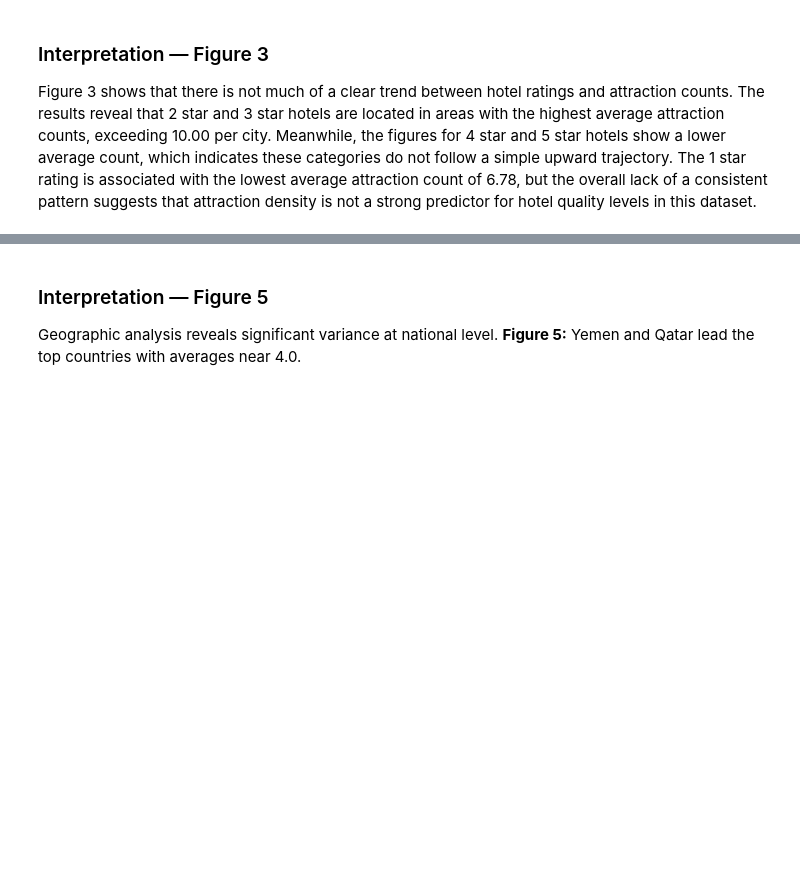
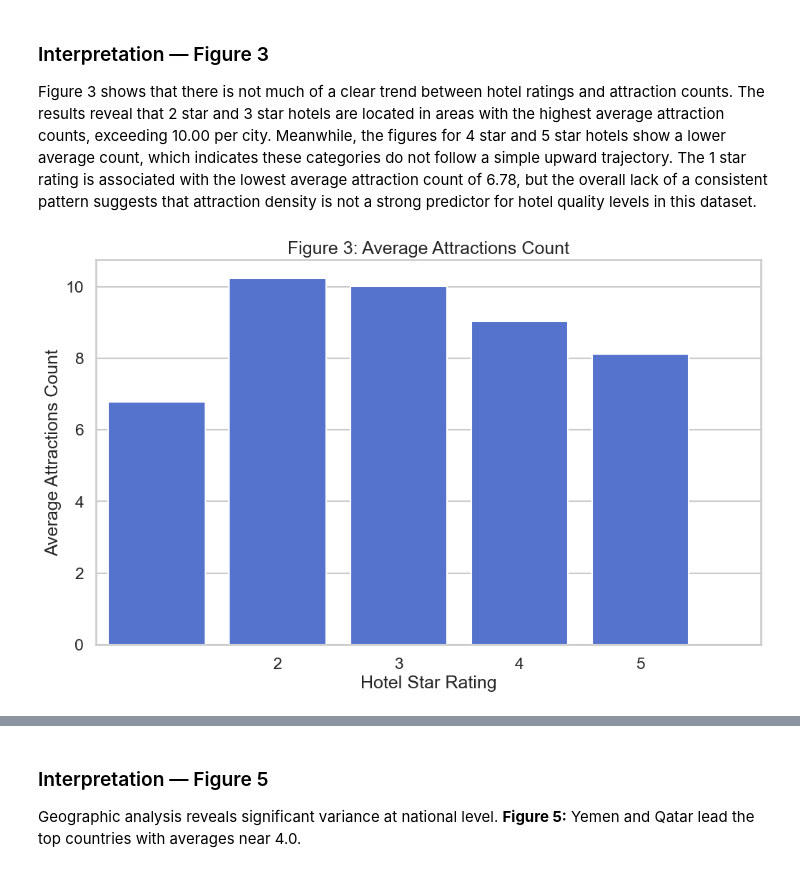
Before and after one commit to daniahsn/hotel-data-analysis, a Jupyter notebook: notebooks/annotated_notebook_local.ipynb, the cells around one changed output, grey strips where cells are left out. Cells and saved outputs as stored; diff of their text form; code cells hidden in the pictures; blank space fills up the shorter version.

```diff
--- a/notebooks/annotated_notebook_local.ipynb
+++ b/notebooks/annotated_notebook_local.ipynb
@@ -534,13 +539,15 @@ Figure 3 shows that there is not much of a clear trend between hotel ratings and
 # %%
 # Figure 3
 plt.figure()
-sns.barplot(data=df, x='hotel_star_rating', y='attractions_count', estimator=np.mean, errorbar=None, color='green')
+sns.barplot(data=df, x='hotel_star_rating', y='attractions_count', estimator=np.mean, errorbar=None, color='royalblue')
 plt.title('Figure 3: Average Attractions Count')
 plt.ticklabel_format(style='plain', axis='y')
 plt.xticks([1, 2, 3, 4, 5])
 plt.xlabel('Hotel Star Rating')
 plt.ylabel('Average Attractions Count')
 plt.show()
+# %% [output]
+[figure, added]
 # %% [markdown]
 ### Interpretation — Figure 4
 
```
Also changed, not shown: parts of 15 cells of this notebook.
